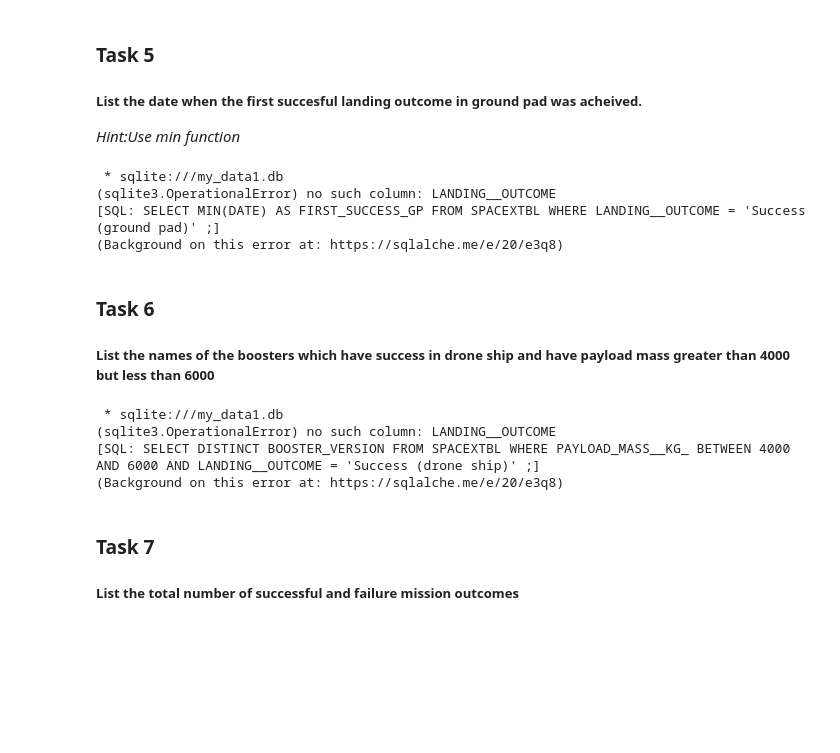
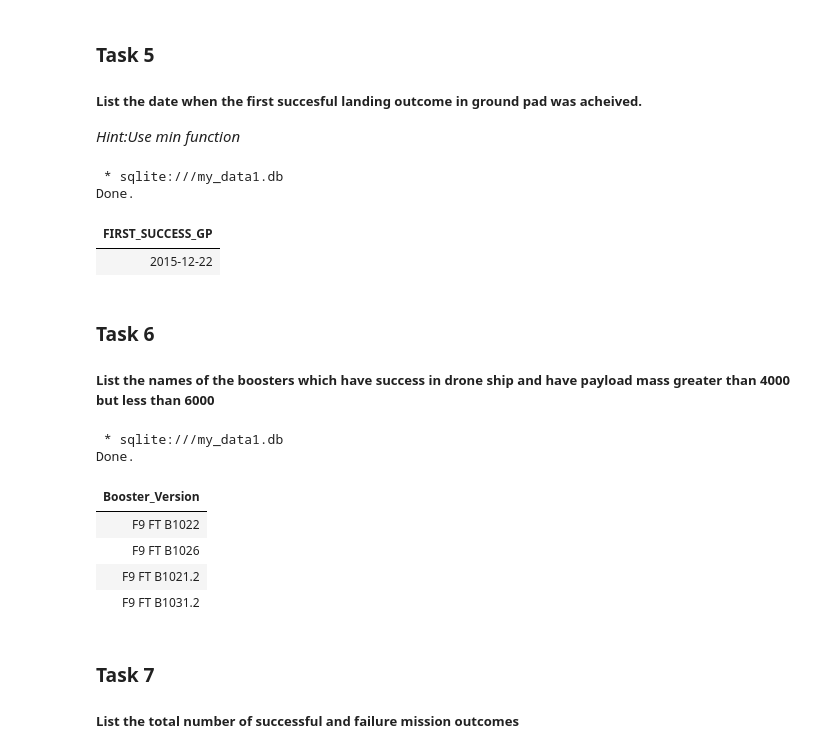
Before and after one commit to Francis-Calingo/IBM-Capstone-Data-Science-for-Rocket-Science, a Jupyter notebook: SpaceY_EDA_SQL.ipynb, the cells around one changed output. Drawn from its saved outputs; the diff is of its cells as text; code cells hidden in the pictures; blank space fills up the shorter version.

```diff
--- a/SpaceY_EDA_SQL.ipynb
+++ b/SpaceY_EDA_SQL.ipynb
@@ -194,23 +194,26 @@ Done.
 
 _Hint:Use min function_
 # %%
-sql SELECT MIN(DATE) AS FIRST_SUCCESS_GP FROM SPACEXTBL WHERE LANDING__OUTCOME = 'Success (ground pad)';
+%sql SELECT MIN(DATE) AS FIRST_SUCCESS_GP FROM SPACEXTBL WHERE LANDING_OUTCOME = 'Success (ground pad)';
 # %% [output]
  * sqlite:///my_data1.db
-(sqlite3.OperationalError) no such column: LANDING__OUTCOME
-[SQL: SELECT MIN(DATE) AS FIRST_SUCCESS_GP FROM SPACEXTBL WHERE LANDING__OUTCOME = 'Success (ground pad)' ;]
-(Background on this error at: https://sqlalche.me/e/20/e3q8)
+Done.
+| FIRST_SUCCESS_GP |
+| 2015-12-22 |
 # %% [markdown]
 ### Task 6
 
 ##### List the names of the boosters which have success in drone ship and have payload mass greater than 4000 but less than 6000
 # %%
-sql SELECT DISTINCT BOOSTER_VERSION FROM SPACEXTBL WHERE PAYLOAD_MASS__KG_ BETWEEN 4000 AND 6000 AND LANDING__OUTCOME = 'Success (drone ship)';
+%sql SELECT DISTINCT BOOSTER_VERSION FROM SPACEXTBL WHERE PAYLOAD_MASS__KG_ BETWEEN 4000 AND 6000 AND LANDING_OUTCOME = 'Success (drone ship)';
 # %% [output]
  * sqlite:///my_data1.db
-(sqlite3.OperationalError) no such column: LANDING__OUTCOME
-[SQL: SELECT DISTINCT BOOSTER_VERSION FROM SPACEXTBL WHERE PAYLOAD_MASS__KG_ BETWEEN 4000 AND 6000 AND LANDING__OUTCOME = 'Success (drone ship)' ;]
-(Background on this error at: https://sqlalche.me/e/20/e3q8)
+Done.
+| Booster_Version |
+| F9 FT B1022 |
+| F9 FT B1026 |
+| F9 FT B1021.2 |
+| F9 FT B1031.2 |
 # %% [markdown]
 ### Task 7
 
```
Also changed, not shown: parts of 11 cells of this notebook.
